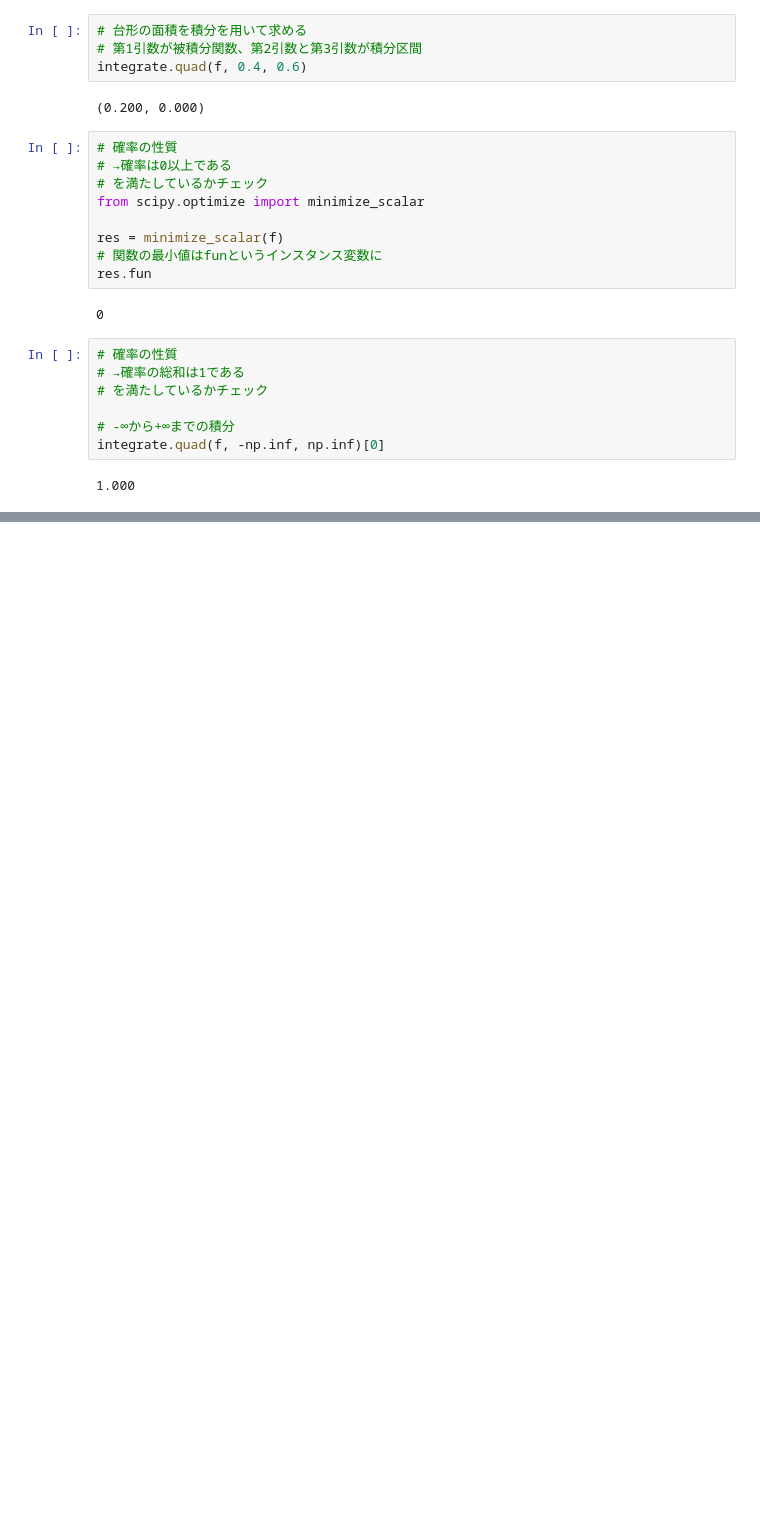
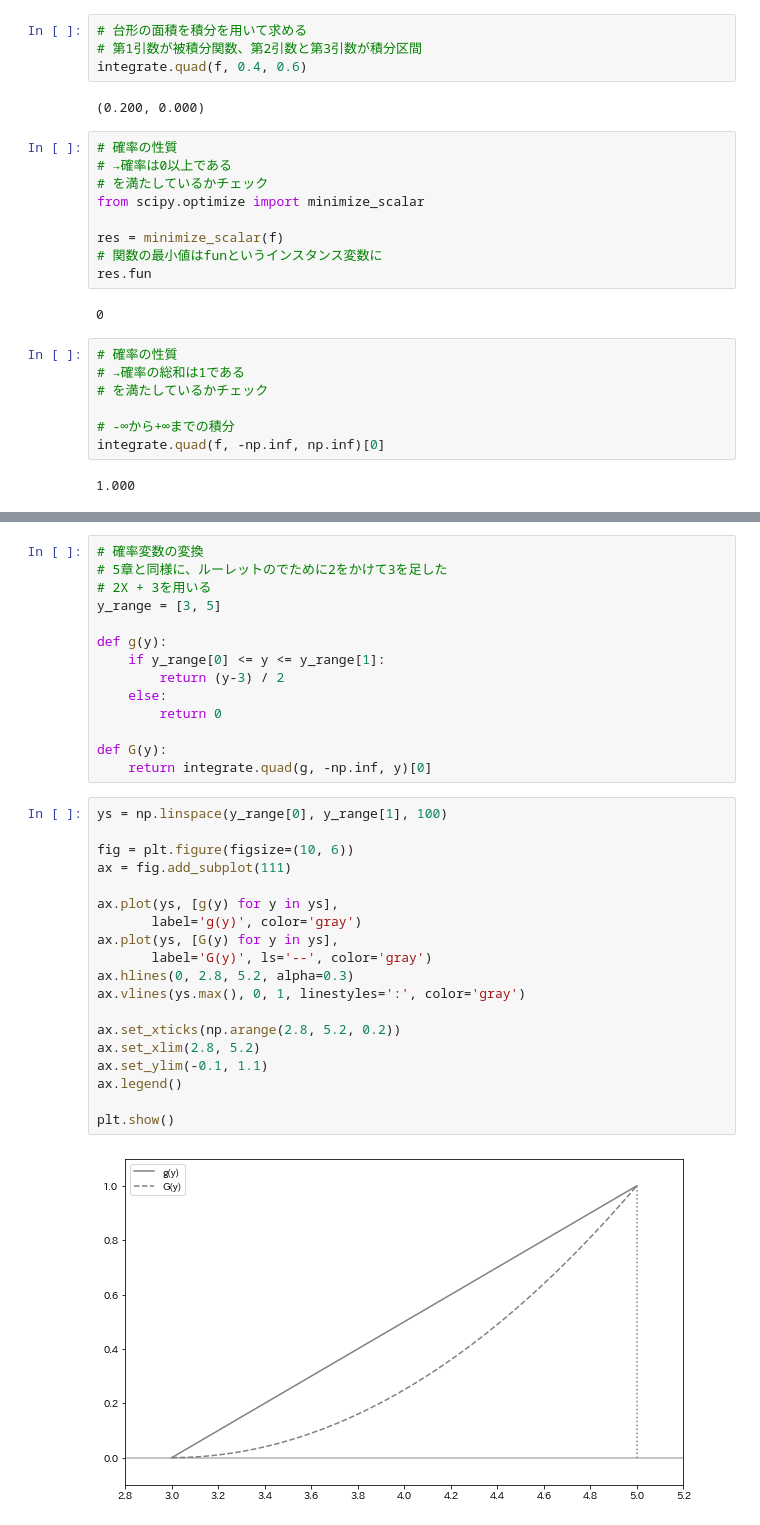
Before and after one commit to yuyahy/Statistical-Analysis-with-Python, a Jupyter notebook: Chap7_Continuous Random_Variable.ipynb, the cells around one changed output, grey strips where cells are left out. Cells and saved outputs as stored; diff of their text form; blank space fills up the shorter version.

```diff
--- a/Chap7_Continuous Random_Variable.ipynb
+++ b/Chap7_Continuous Random_Variable.ipynb
@@ -83,0 +115,35 @@ integrate.quad(f, -np.inf, np.inf)[0]
+# %%
+# 確率変数の変換
+# 5章と同様に、ルーレットのでために2をかけて3を足した
+# 2X + 3を用いる
+y_range = [3, 5]
+
+def g(y):
+    if y_range[0] <= y <= y_range[1]:
+        return (y-3) / 2
+    else:
+        return 0
+
+def G(y):
+    return integrate.quad(g, -np.inf, y)[0]
+# %%
+ys = np.linspace(y_range[0], y_range[1], 100)
+
+fig = plt.figure(figsize=(10, 6))
+ax = fig.add_subplot(111)
+
+ax.plot(ys, [g(y) for y in ys],
+       label='g(y)', color='gray')
+ax.plot(ys, [G(y) for y in ys],
+       label='G(y)', ls='--', color='gray')
+ax.hlines(0, 2.8, 5.2, alpha=0.3)
+ax.vlines(ys.max(), 0, 1, linestyles=':', color='gray')
+
+ax.set_xticks(np.arange(2.8, 5.2, 0.2))
+ax.set_xlim(2.8, 5.2)
+ax.set_ylim(-0.1, 1.1)
+ax.legend()
+
+plt.show()
+# %% [output]
+[figure, added]
```
Also changed, not shown: parts of 36 cells of this notebook.
